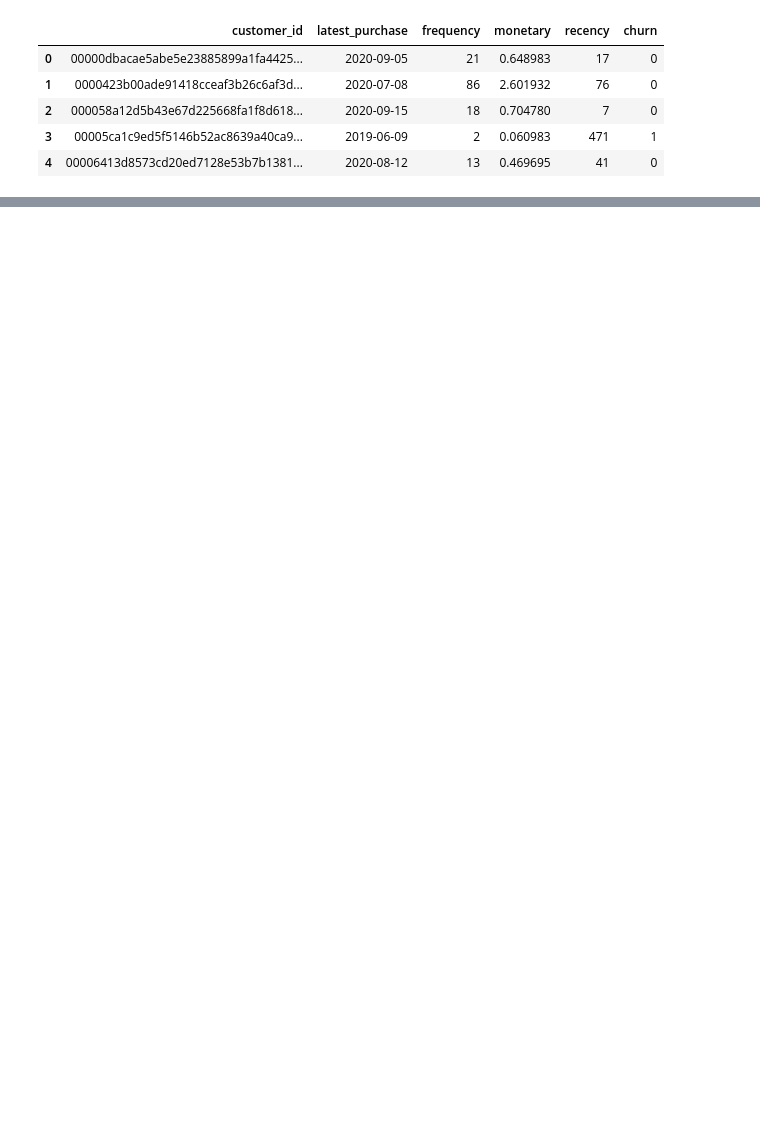
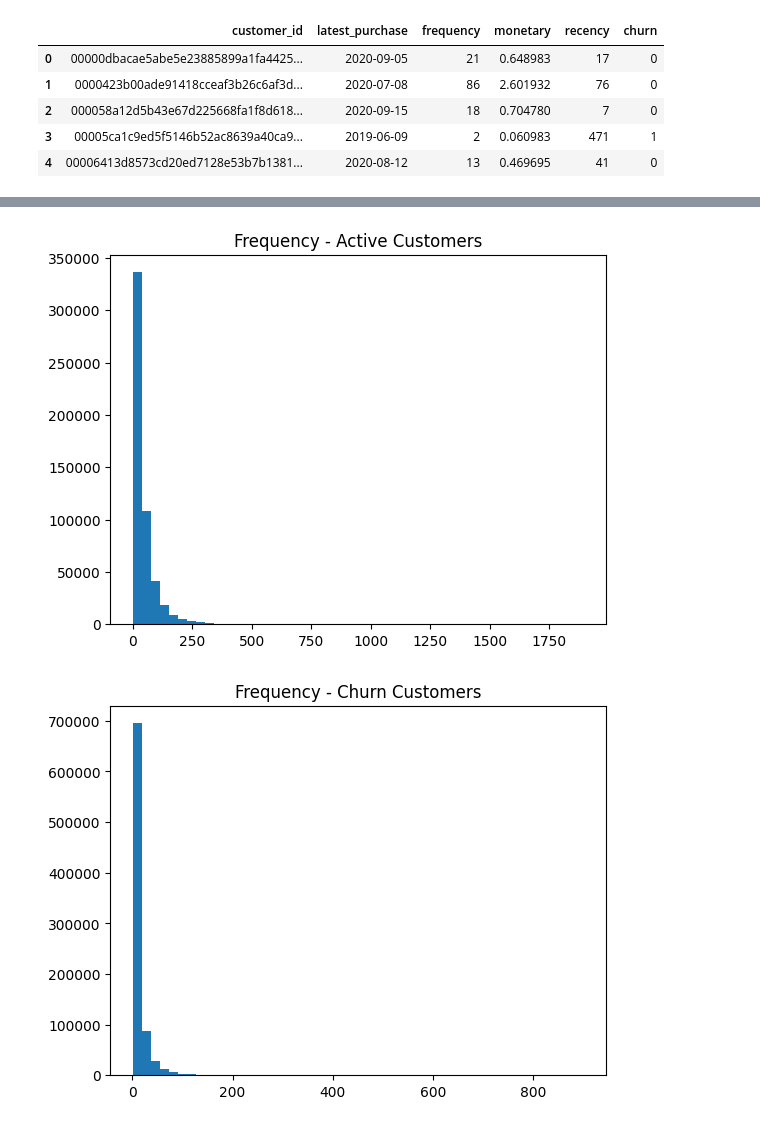
Before and after one commit to jiyoon0227/fashion-customer-churn-analysis, a Jupyter notebook: 01_data_preparation.ipynb, the cells around one changed output, grey strips where cells are left out. Drawn from its saved outputs; the diff is of its cells as text; code cells hidden in the pictures; blank space fills up the shorter version.

```diff
--- a/01_data_preparation.ipynb
+++ b/01_data_preparation.ipynb
@@ -55,0 +116,15 @@ rfm.head()
+# %%
+ # 분포 확인 , 시각화
+
+import matplotlib.pyplot as plt
+
+plt.hist(rfm[rfm['churn']==0]['frequency'],bins=50)
+plt.title("Frequency - Active Customers")
+plt.show()
+
+plt.hist(rfm[rfm['churn']==1]['frequency'], bins=50)
+plt.title("Frequency - Churn Customers")
+plt.show()
+# %% [output]
+[figure, added]
+[figure, added]
```
Also changed, not shown: parts of 20 cells of this notebook.
